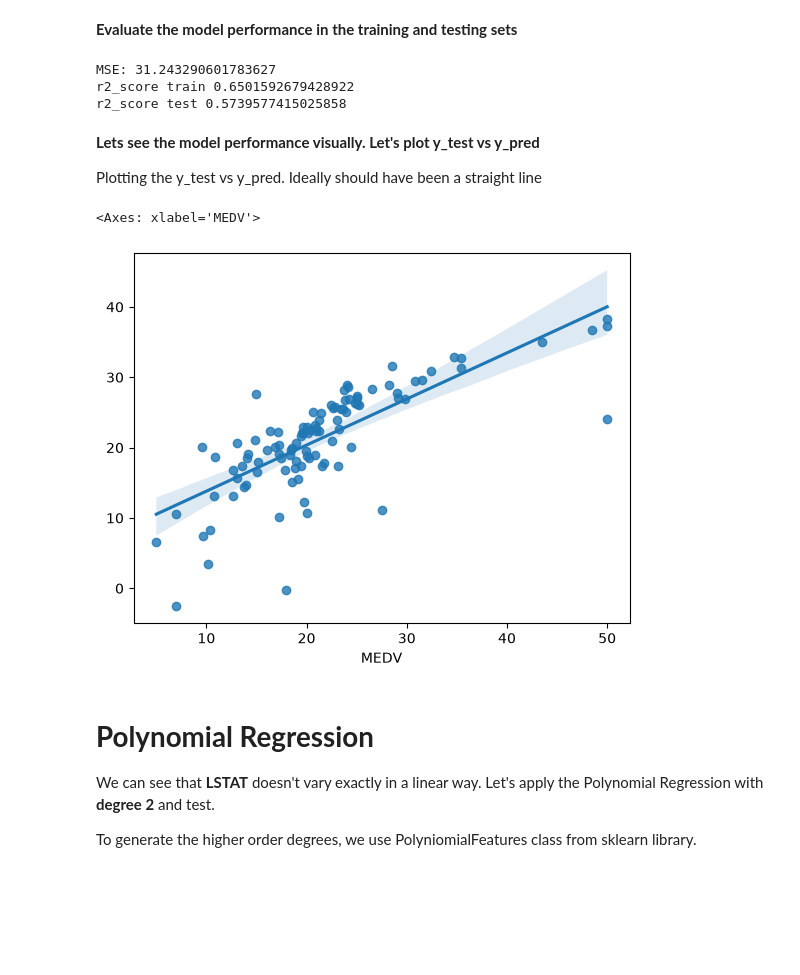
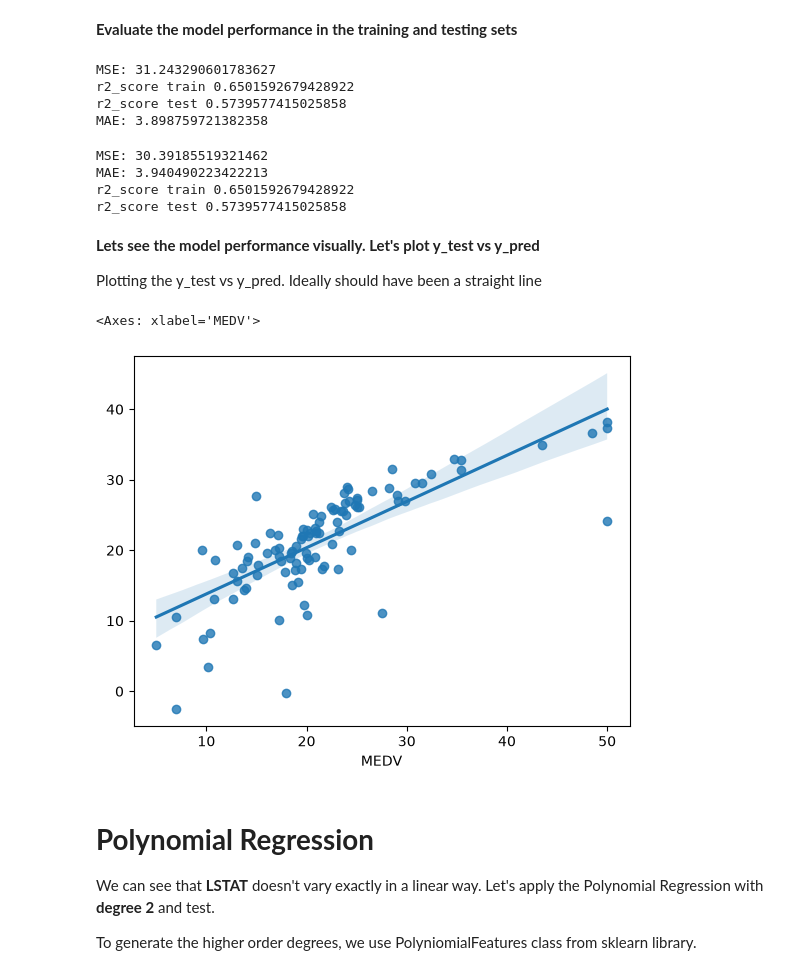
Before and after one commit to sarave-coder/2026-10-BILBAO-FT-Data-Science, a Jupyter notebook: 3-Machine_Learning/1-Supervisado/1-Regression/2-Polynomial_Regression/ejercicios/3 Polynomial_Regression_S.ipynb, the cells around one changed output. Drawn from its saved outputs; the diff is of its cells as text; code cells hidden in the pictures; blank space fills up the shorter version.

```diff
--- a/3-Machine_Learning/1-Supervisado/1-Regression/2-Polynomial_Regression/ejercicios/3 Polynomial_Regression_S.ipynb
+++ b/3-Machine_Learning/1-Supervisado/1-Regression/2-Polynomial_Regression/ejercicios/3 Polynomial_Regression_S.ipynb
@@ -220,7 +240,10 @@ y_pred = lin_reg.predict(X_test)
 # %% [markdown]
 **Evaluate the model performance in the training and testing sets**
 # %%
-print("MSE:", mean_squared_error(y_test, y_pred))
+y_pred_test = lin_reg.predict(X_test)
+
+print("MSE:", mean_squared_error(y_test, y_pred_test))
+print('MAE:', mean_absolute_error(y_test, y_pred_test))
 print("r2_score train", lin_reg.score(X_train, y_train))
 print("r2_score test",lin_reg.score(X_test, y_test))
 
@@ -229,15 +252,33 @@ print("r2_score test",lin_reg.score(X_test, y_test))
 MSE: 31.243290601783627
 r2_score train 0.6501592679428922
 r2_score test 0.5739577415025858
+MAE: 3.898759721382358
+# %%
+y_pred_train = lin_reg.predict(X_train)
+
+print("MSE:", mean_squared_error(y_train, y_pred_train))
+print('MAE:', mean_absolute_error(y_train, y_pred_train))
+print("r2_score train", lin_reg.score(X_train, y_train))
+print("r2_score test",lin_reg.score(X_test, y_test))
+
+# evaluar el modelo
+# %% [output]
+MSE: 30.39185519321462
+MAE: 3.940490223422213
+r2_score train 0.6501592679428922
+r2_score test 0.5739577415025858
 # %% [markdown]
 **Lets see the model performance visually. Let's plot y_test vs y_pred**
 
 Plotting the y_test vs y_pred. Ideally should have been a straight line
-# %%
-sns.regplot(x=y_test, y=y_pred)
-# %% [output]
-<Axes: xlabel='MEDV'>
-[figure, removed]
+# %%
+sns.regplot(x=y_test, y=y_pred_test)
+
+# precio predicho vs precio real
+# se hace con test porque es el peor. El modelo no tiene una distribución igual para el error (predecir precios altos o bajos queda corto)
+# %% [output]
+<Axes: xlabel='MEDV'>
+[figure, added]
 # %% [markdown]
 # **Polynomial Regression**
 
```
Also changed, not shown: parts of 20 cells of this notebook, 1 other file.
